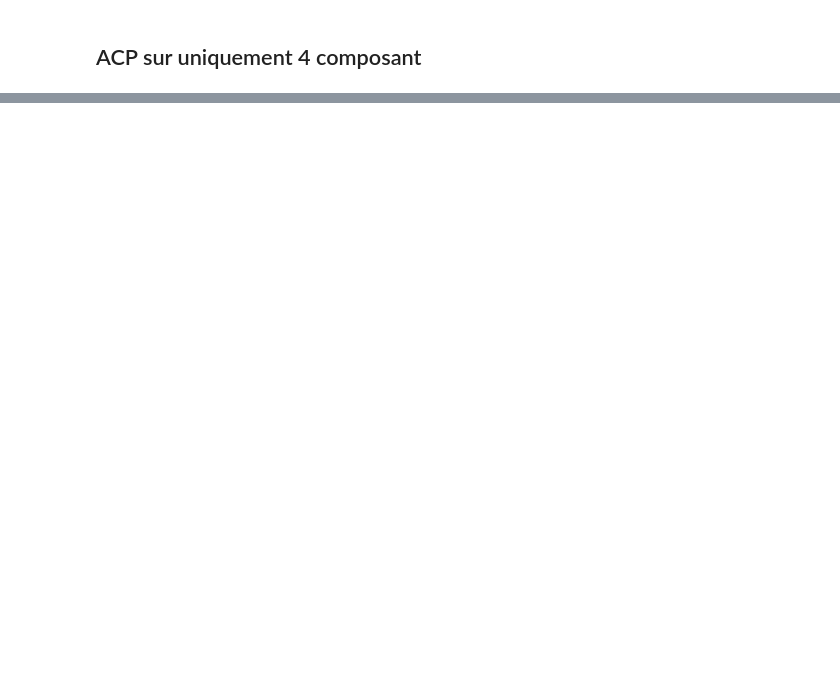
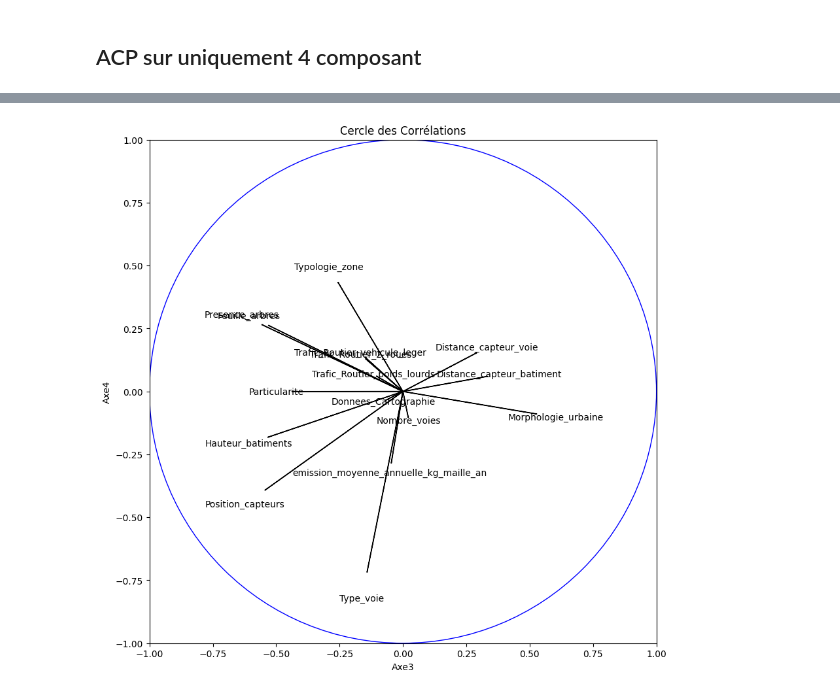
Before and after one commit to TLeandre/Categorisation-de-capteurs-de-pollution, a Jupyter notebook: scripts/Leandre_ACP.ipynb, the cells around one changed output, grey strips where cells are left out. Drawn from its saved outputs; the diff is of its cells as text; code cells hidden in the pictures; blank space fills up the shorter version.

```diff
--- a/scripts/Leandre_ACP.ipynb
+++ b/scripts/Leandre_ACP.ipynb
@@ -145,0 +178,22 @@ IndexError: too many indices for array: array is 1-dimensional, but 2 were index
+# %%
+# Créez une figure
+plt.figure(figsize=(10, 10))
+
+# Tracez le cercle des corrélations
+circle = plt.Circle((0, 0), 1, fill=False, color='b')
+plt.gca().add_artist(circle)
+
+# Tracez les variables projetées sur le plan factoriel
+for i in range(len(correlations[0])):
+    plt.arrow(0, 0, correlations[2, i], correlations[3, i])
+    plt.text(correlations[2, i] * 1.15, correlations[3, i] * 1.15, f"{colonnes[i+1]}", ha='center', va='center')
+
+# Ajout des labels des axes x et y
+plt.xlabel('Axe3')
+plt.ylabel('Axe4')
+plt.title('Cercle des Corrélations')
+plt.xlim(-1, 1)
+plt.ylim(-1, 1)
+plt.show()
+# %% [output]
+[figure, added]
```
Also changed, not shown: parts of 20 cells of this notebook, 2 other files.
